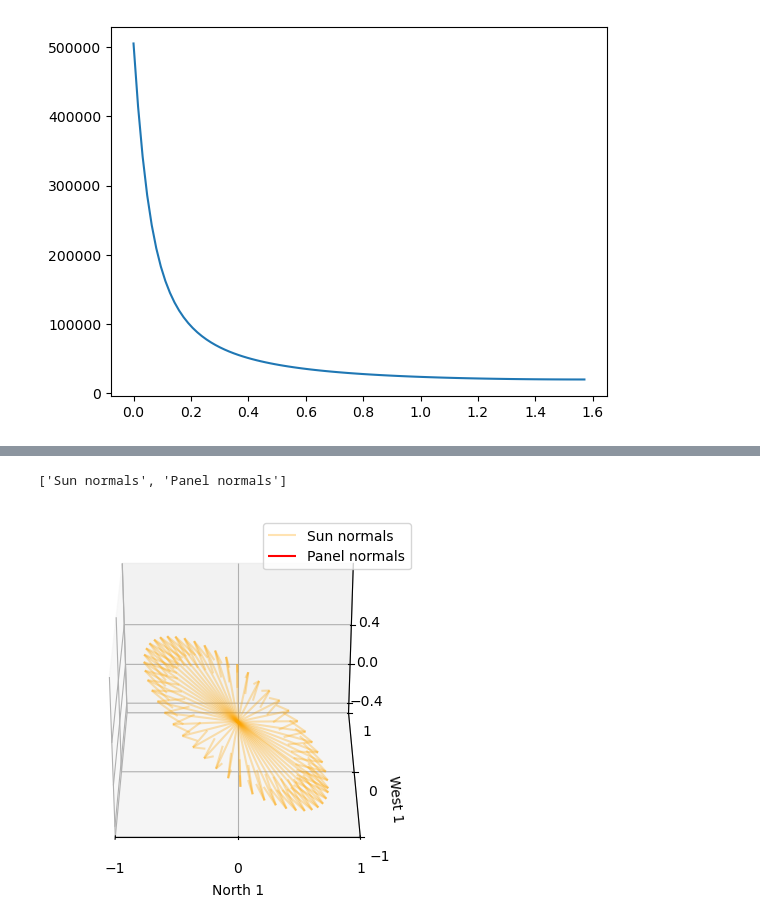
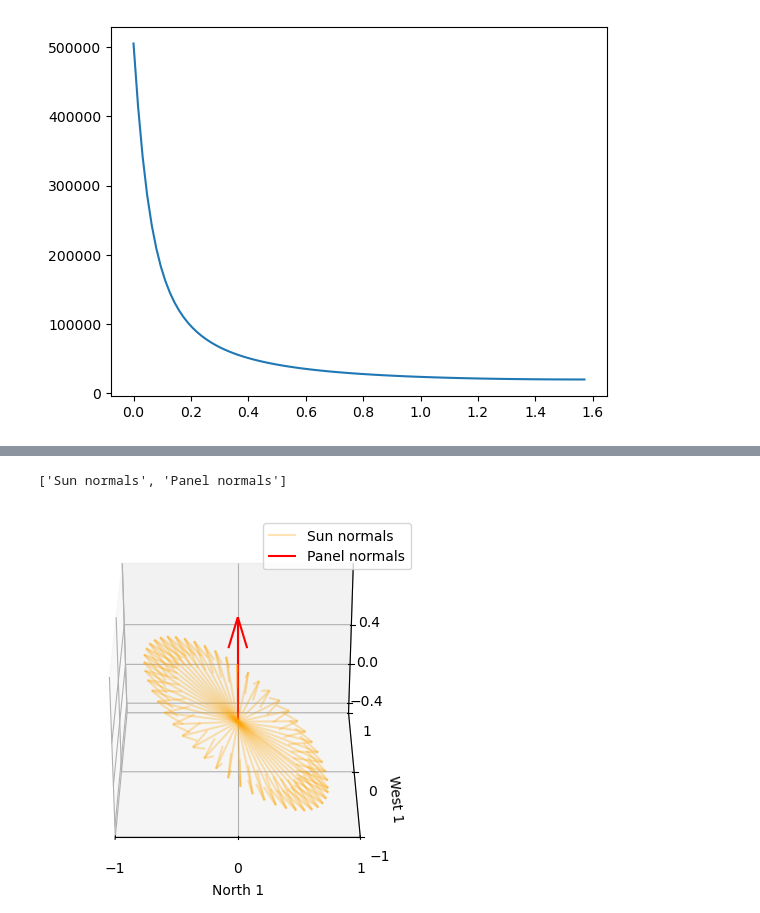
Before and after one commit to LMerbecks/PV-Power-Matching, a Jupyter notebook: src/helper_notebook.ipynb, the cells around one changed output, grey strips where cells are left out. Saved outputs shown, nothing was run; the diff lists cells and outputs as text; code cells hidden in the pictures.

```diff
--- a/src/helper_notebook.ipynb
+++ b/src/helper_notebook.ipynb
@@ -251,15 +254,15 @@ PVPM.plot_result_characteristics(np.array([3.1415, 0.2]), np.array([1]))
 # %%
 sun_normals,_,_ = PVPM.sun_position_for_time_and_location(PVPM.supply_times, PVPM.system_location)
-panel_normals_empty = np.array([[],[],[]])
+panel_normals_empty = np.array([[0],[0],[1]])
 PVPM.plot_normals(sun_normals, panel_normals_empty)
 axes = plt.gca()
 axes.legend(labels=None)
 axes.set_xticks(np.linspace(-1,1,3))
 axes.set_yticks(np.linspace(-1,1,3))
 axes.set_zticks(np.linspace(-0.4,0.4,3))
 
 axes.get_legend_handles_labels()[1][:]
 # %% [output]
 ['Sun normals', 'Panel normals']
-[figure, old version]
+[figure, new version]
 # %%
```
Also changed, not shown: parts of 13 cells of this notebook.
